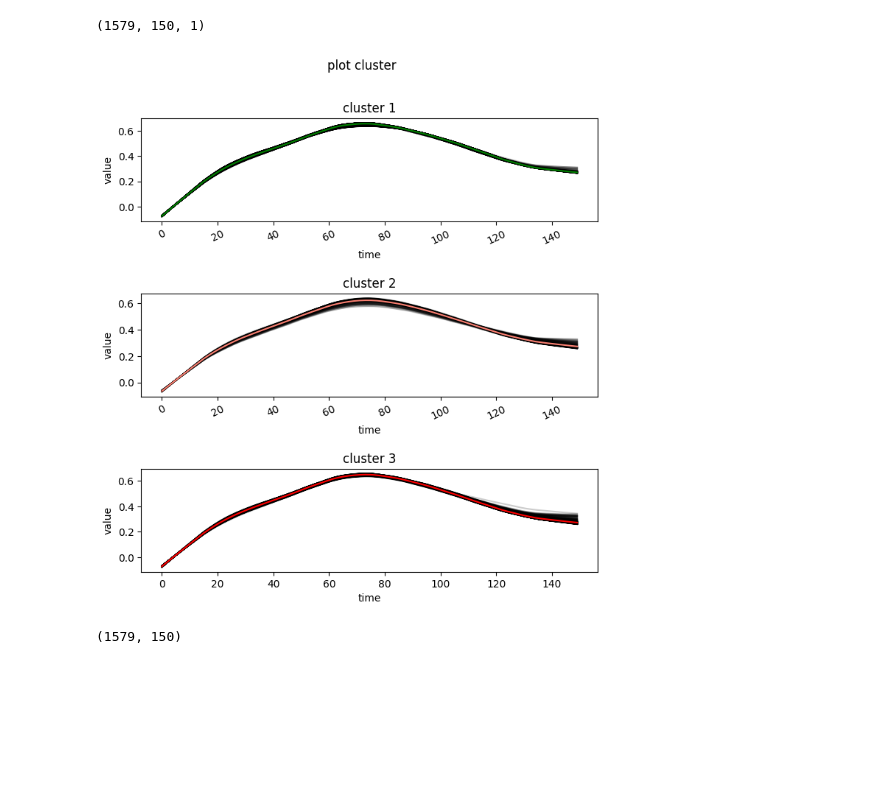
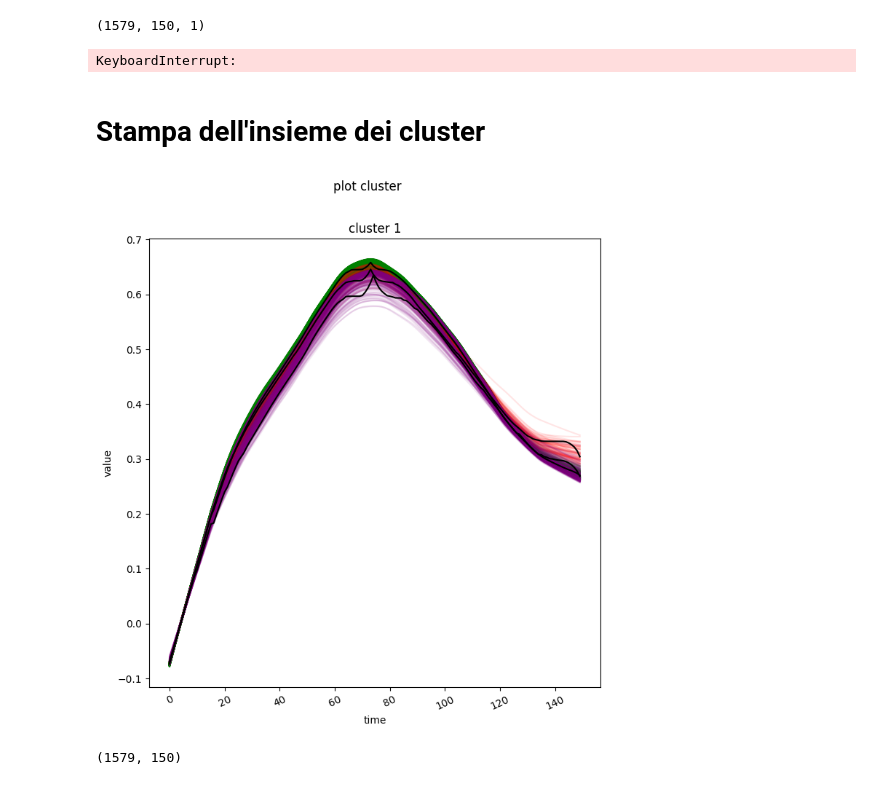
Before and after one commit to Simone-Scalella/BigDataProject, a Jupyter notebook: BigDataProject.ipynb, the cells around one changed output. Saved outputs shown, nothing was run; the diff lists cells and outputs as text; code cells hidden in the pictures; blank space fills up the shorter version.

Commit message:
softdtw

```diff
--- a/BigDataProject.ipynb
+++ b/BigDataProject.ipynb
@@ -26,7 +26,7 @@ print(NDVI.data_matrix.shape)
 # %% [output]
 (1579, 150, 1)
 # %%
-km = TimeSeriesKMeans(n_clusters=3, metric="euclidean", max_iter=5,
+km = TimeSeriesKMeans(n_clusters=3, metric="softdtw", max_iter=50,
                       random_state=0)
 y_pred = km.fit_predict(NDVI.data_matrix)
 
@@ -51,25 +51,25 @@ plt.sca(axs[0])
 plt.xticks(rotation=25) # Rotate label
 
 for xx in NDVI.data_matrix[y_pred == 0]:
-        axs[0].plot(xx.ravel(), "k-", alpha=.2)
+        axs[0].plot(xx.ravel(), "k-", alpha=.2,color="green")
 
-axs[0].plot(range(0,150),km.cluster_centers_[0].ravel(),color="green")
+axs[0].plot(range(0,150),km.cluster_centers_[0].ravel(),color="black")
 axs[0].set_title("cluster 1")
 axs[0].set_xlabel("time")
 axs[0].set_ylabel("value")
 
 for xx in NDVI.data_matrix[y_pred == 1]:
-        axs[1].plot(xx.ravel(), "k-", alpha=.2)
+        axs[1].plot(xx.ravel(), "k-", alpha=.2,color="salmon")
 
-axs[1].plot(range(0,150),km.cluster_centers_[1],color="salmon")
+axs[1].plot(range(0,150),km.cluster_centers_[1],color="black")
 axs[1].set_title("cluster 2")
 axs[1].set_xlabel("time")
 axs[1].set_ylabel("value")
 
 for xx in NDVI.data_matrix[y_pred == 2]:
-        axs[2].plot(xx.ravel(), "k-", alpha=.2)
+        axs[2].plot(xx.ravel(), "k-", alpha=.2,color="red")
 
-axs[2].plot(range(0,150),km.cluster_centers_[2],color="red")
+axs[2].plot(range(0,150),km.cluster_centers_[2],color="black")
 axs[2].set_title("cluster 3")
 axs[2].set_xlabel("time")
 axs[2].set_ylabel("value")
@@ -77,7 +77,43 @@ plt.sca(axs[1])
 plt.xticks(rotation=25)
 plt.show()
 # %% [output]
-[figure, removed]
+KeyboardInterrupt:
+# %% [markdown]
+# Stampa dell'insieme dei cluster
+# %%
+transparent = 0.1
+
+fig, axs = plt.subplots(nrows=1, ncols=1, figsize=(8, 8))
+fig.suptitle('plot cluster')
+plt.sca(axs)
+plt.xticks(rotation=25) # Rotate label
+
+for xx in NDVI.data_matrix[y_pred == 0]:
+        axs.plot(xx.ravel(), "k-", alpha=0.1,color="green")
+
+
+axs.set_title("cluster 1")
+axs.set_xlabel("time")
+axs.set_ylabel("value")
+
+for xx in NDVI.data_matrix[y_pred == 1]:
+        axs.plot(xx.ravel(), "k-", alpha=transparent,color="red")
+
+
+
+
+for xx in NDVI.data_matrix[y_pred == 2]:
+        axs.plot(xx.ravel(), "k-", alpha=transparent,color="purple")
+
+axs.plot(range(0,150),km.cluster_centers_[0],color="black")
+axs.plot(range(0,150),km.cluster_centers_[1],color="black")
+axs.plot(range(0,150),km.cluster_centers_[2],color="black")
+
+plt.sca(axs)
+plt.xticks(rotation=25)
+plt.show()
+# %% [output]
+[figure, added]
 # %%
 with open('./pickles/allPixelNDVIPoly.pickle', 'rb') as handle:
     allPixelNDVIPoly = pickle.load(handle)
```
Also changed, not shown: parts of 1 cell of this notebook.
